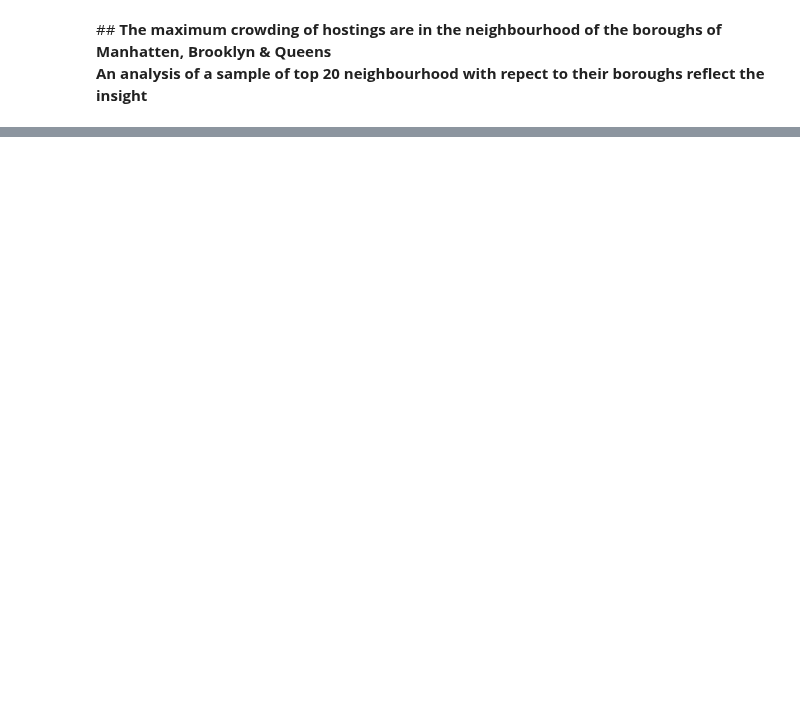
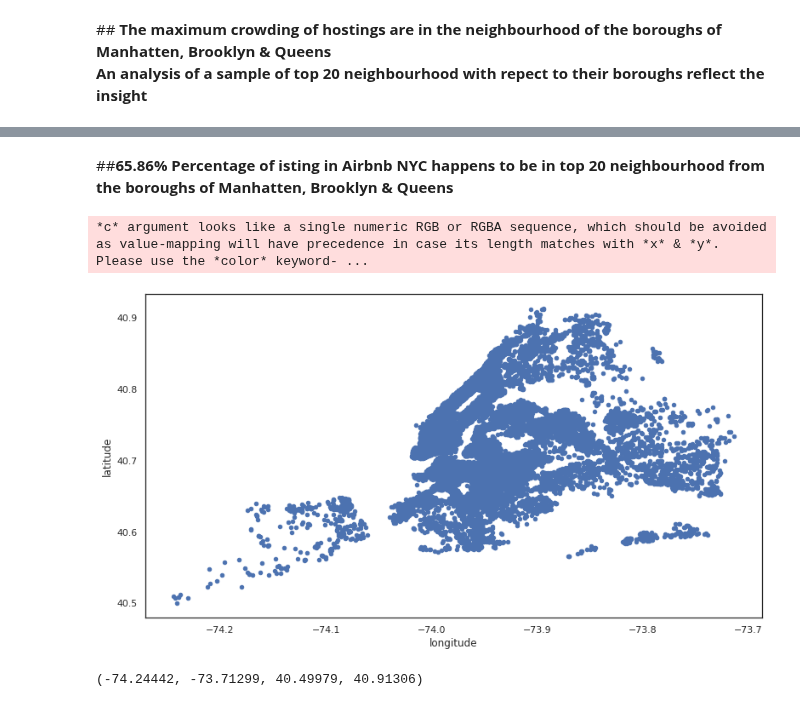
Before and after one commit to Ayaj-Ahmed/CAPSTONE-EDA, a Jupyter notebook: Airbnb_Bookings_EDA_Capstone_Project.ipynb, the cells around one changed output, grey strips where cells are left out. Drawn from its saved outputs; the diff is of its cells as text; code cells hidden in the pictures; blank space fills up the shorter version.

```diff
--- a/Airbnb_Bookings_EDA_Capstone_Project.ipynb
+++ b/Airbnb_Bookings_EDA_Capstone_Project.ipynb
@@ -266,0 +266,18 @@ sum(airbnb.neighbourhood.value_counts().head(20))
+# %% [markdown]
+##<b>65.86% Percentage of isting in Airbnb NYC happens to be in top 20 neighbourhood from the boroughs of Manhatten, Brooklyn & Queens </b>
+# %%
+
+viz_3 =airbnb.plot(kind='scatter', x='longitude', y='latitude', figsize=(13,7),alpha=1)
+# %% [output]
+*c* argument looks like a single numeric RGB or RGBA sequence, which should be avoided as value-mapping will have precedence in case its length matches with *x* & *y*.  Please use the *color* keyword- ...
+[figure, added]
+# %%
+#Map ranges for plotting the scatter of hosting in the Map of NYC based on latitudinal and longitudanl range of the Data
+min_longitude=airbnb["longitude"].min()
+max_longitude=airbnb["longitude"].max()
+min_latitude=airbnb["latitude"].min()
+max_latitude=airbnb["latitude"].max()
+map_ranges=(min_longitude,max_longitude,min_latitude,max_latitude)
+print(map_ranges)
+# %% [output]
+(-74.24442, -73.71299, 40.49979, 40.91306)
```
Also changed, not shown: parts of 35 cells of this notebook.
